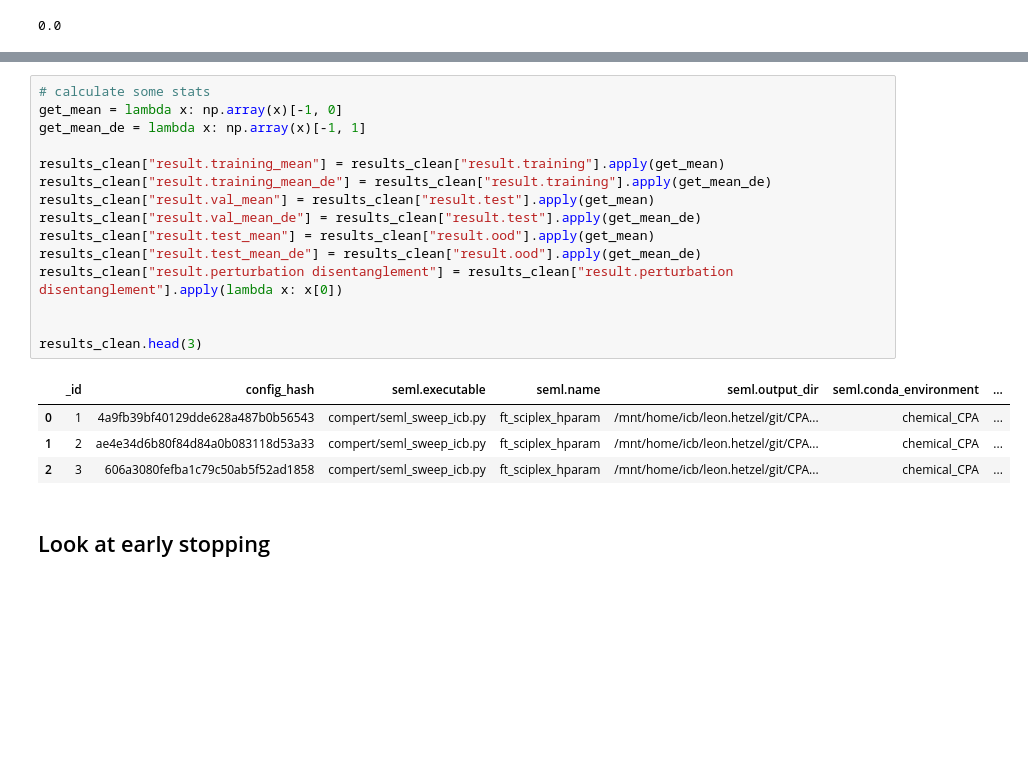
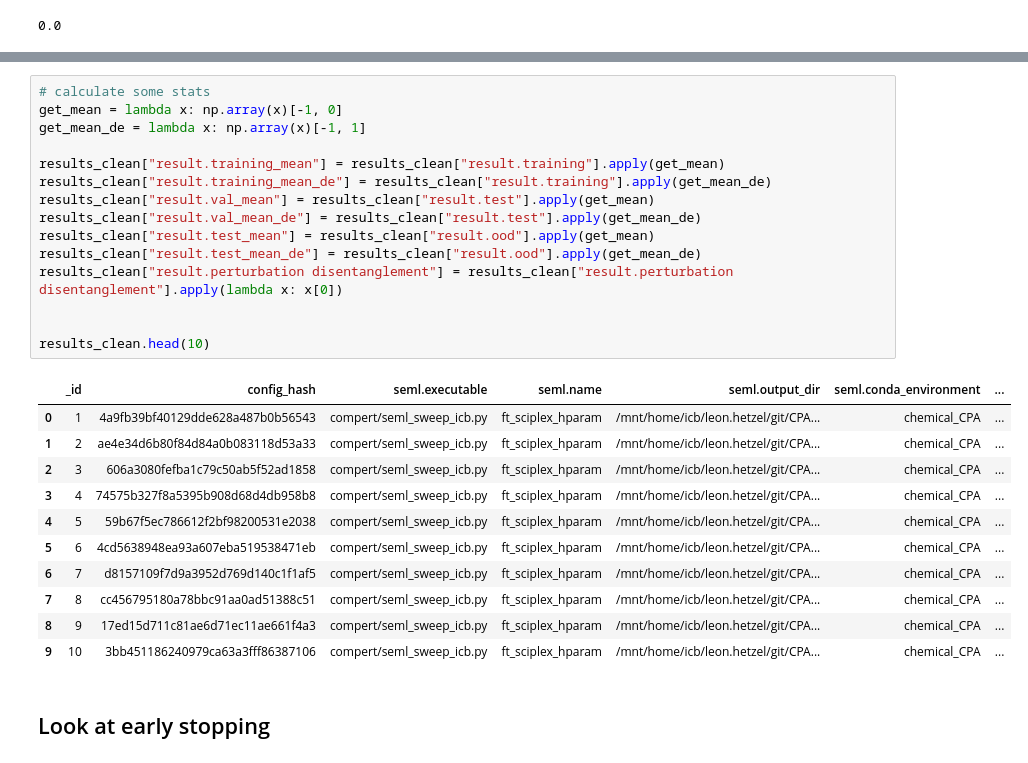
Before and after one commit to theislab/chemCPA, a Jupyter notebook: experiments/sciplex_hparam/analyze_sciplex_finetuning_hparam.ipynb, the cells around one changed output, grey strips where cells are left out. Drawn from its saved outputs; the diff is of its cells as text; blank space fills up the shorter version.

```diff
--- a/experiments/sciplex_hparam/analyze_sciplex_finetuning_hparam.ipynb
+++ b/experiments/sciplex_hparam/analyze_sciplex_finetuning_hparam.ipynb
@@ -120,23 +122,30 @@ Name: config.model.embedding.model, dtype: int64
 # %%
 # calculate some stats
 get_mean = lambda x: np.array(x)[-1, 0]
 get_mean_de = lambda x: np.array(x)[-1, 1]
 
 results_clean["result.training_mean"] = results_clean["result.training"].apply(get_mean)
 results_clean["result.training_mean_de"] = results_clean["result.training"].apply(get_mean_de)
 results_clean["result.val_mean"] = results_clean["result.test"].apply(get_mean)
 results_clean["result.val_mean_de"] = results_clean["result.test"].apply(get_mean_de)
 results_clean["result.test_mean"] = results_clean["result.ood"].apply(get_mean)
 results_clean["result.test_mean_de"] = results_clean["result.ood"].apply(get_mean_de)
 results_clean["result.perturbation disentanglement"] = results_clean["result.perturbation disentanglement"].apply(lambda x: x[0])
 
 
-results_clean.head(3)
+results_clean.head(10)
 # %% [output]
 |  | _id | config_hash | seml.executable | seml.name | seml.output_dir | seml.conda_environment | ... |
 | 0 | 1 | 4a9fb39bf40129dde628a487b0b56543 | compert/seml_sweep_icb.py | ft_sciplex_hparam | /mnt/home/icb/leon.hetzel/git/CPA... | chemical_CPA | ... |
 | 1 | 2 | ae4e34d6b80f84d84a0b083118d53a33 | compert/seml_sweep_icb.py | ft_sciplex_hparam | /mnt/home/icb/leon.hetzel/git/CPA... | chemical_CPA | ... |
 | 2 | 3 | 606a3080fefba1c79c50ab5f52ad1858 | compert/seml_sweep_icb.py | ft_sciplex_hparam | /mnt/home/icb/leon.hetzel/git/CPA... | chemical_CPA | ... |
+| 3 | 4 | 74575b327f8a5395b908d68d4db958b8 | compert/seml_sweep_icb.py | ft_sciplex_hparam | /mnt/home/icb/leon.hetzel/git/CPA... | chemical_CPA | ... |
+| 4 | 5 | 59b67f5ec786612f2bf98200531e2038 | compert/seml_sweep_icb.py | ft_sciplex_hparam | /mnt/home/icb/leon.hetzel/git/CPA... | chemical_CPA | ... |
+| 5 | 6 | 4cd5638948ea93a607eba519538471eb | compert/seml_sweep_icb.py | ft_sciplex_hparam | /mnt/home/icb/leon.hetzel/git/CPA... | chemical_CPA | ... |
+| 6 | 7 | d8157109f7d9a3952d769d140c1f1af5 | compert/seml_sweep_icb.py | ft_sciplex_hparam | /mnt/home/icb/leon.hetzel/git/CPA... | chemical_CPA | ... |
+| 7 | 8 | cc456795180a78bbc91aa0ad51388c51 | compert/seml_sweep_icb.py | ft_sciplex_hparam | /mnt/home/icb/leon.hetzel/git/CPA... | chemical_CPA | ... |
+| 8 | 9 | 17ed15d711c81ae6d71ec11ae661f4a3 | compert/seml_sweep_icb.py | ft_sciplex_hparam | /mnt/home/icb/leon.hetzel/git/CPA... | chemical_CPA | ... |
+| 9 | 10 | 3bb451186240979ca63a3fff86387106 | compert/seml_sweep_icb.py | ft_sciplex_hparam | /mnt/home/icb/leon.hetzel/git/CPA... | chemical_CPA | ... |
 # %% [markdown]
 ## Look at early stopping
 # %%
```
Also changed, not shown: parts of 12 cells of this notebook, 1 other file.
